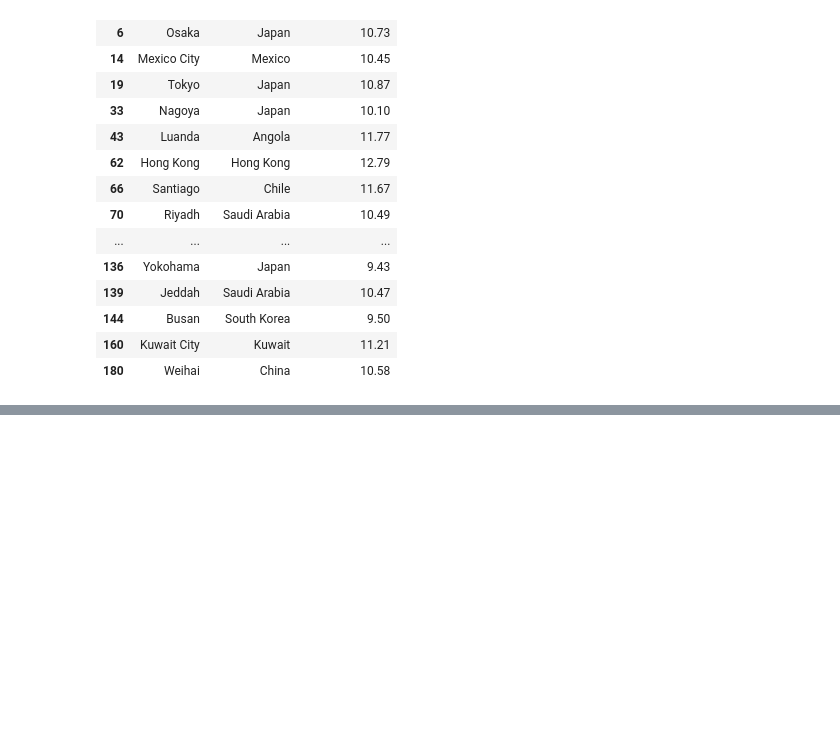
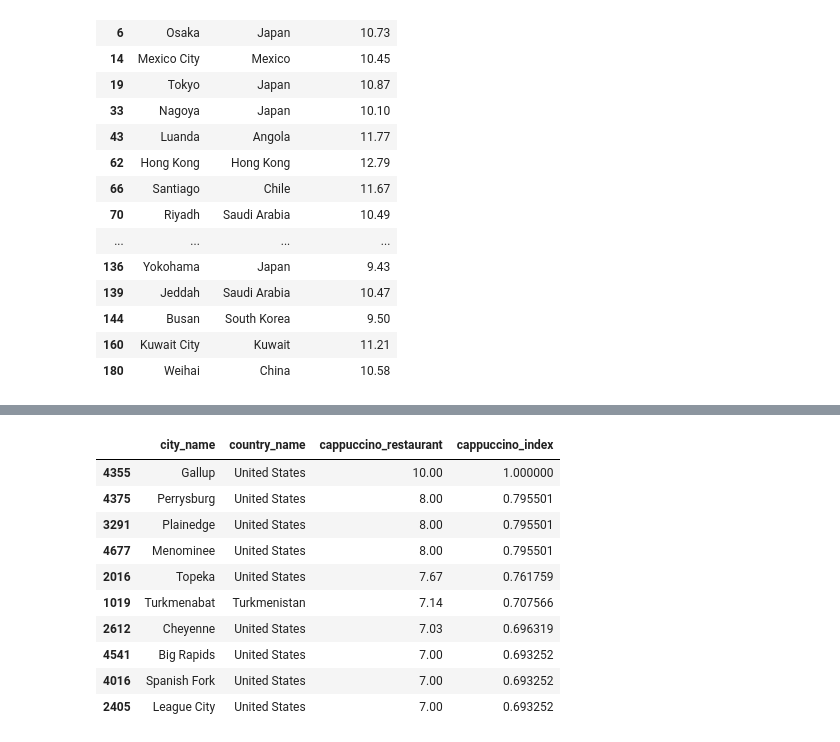
Before and after one commit to danielaaguirrej55-source/EDA-Nomadismo-Digital, a Jupyter notebook: src/notebooks/variables_agregadas_danielaaguirrej_EDA.ipynb, the cells around one changed output, grey strips where cells are left out. Cells and saved outputs as stored; diff of their text form; code cells hidden in the pictures; blank space fills up the shorter version.

```diff
--- a/src/notebooks/variables_agregadas_danielaaguirrej_EDA.ipynb
+++ b/src/notebooks/variables_agregadas_danielaaguirrej_EDA.ipynb
@@ -400,0 +620,17 @@ df_cost.loc[
+# %%
+# Top 10 mas caras
+
+df_cost[["city_name","country_name","cappuccino_restaurant","cappuccino_index"]] \
+  .sort_values("cappuccino_index", ascending=False).head(10)
+# %% [output]
+|  | city_name | country_name | cappuccino_restaurant | cappuccino_index |
+| 4355 | Gallup | United States | 10.00 | 1.000000 |
+| 4375 | Perrysburg | United States | 8.00 | 0.795501 |
+| 3291 | Plainedge | United States | 8.00 | 0.795501 |
+| 4677 | Menominee | United States | 8.00 | 0.795501 |
+| 2016 | Topeka | United States | 7.67 | 0.761759 |
+| 1019 | Turkmenabat | Turkmenistan | 7.14 | 0.707566 |
+| 2612 | Cheyenne | United States | 7.03 | 0.696319 |
+| 4541 | Big Rapids | United States | 7.00 | 0.693252 |
+| 4016 | Spanish Fork | United States | 7.00 | 0.693252 |
+| 2405 | League City | United States | 7.00 | 0.693252 |
```
Also changed, not shown: parts of 22 cells of this notebook.
